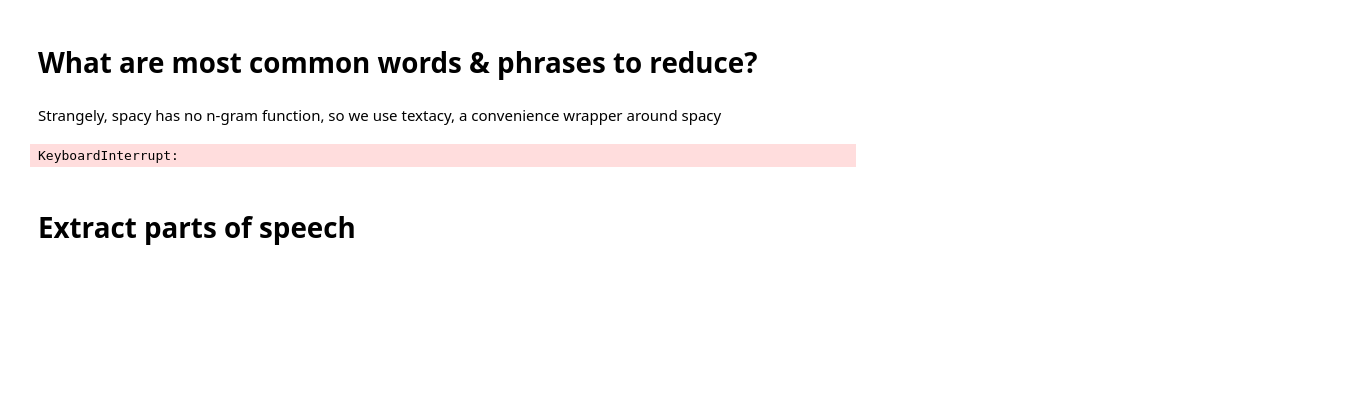
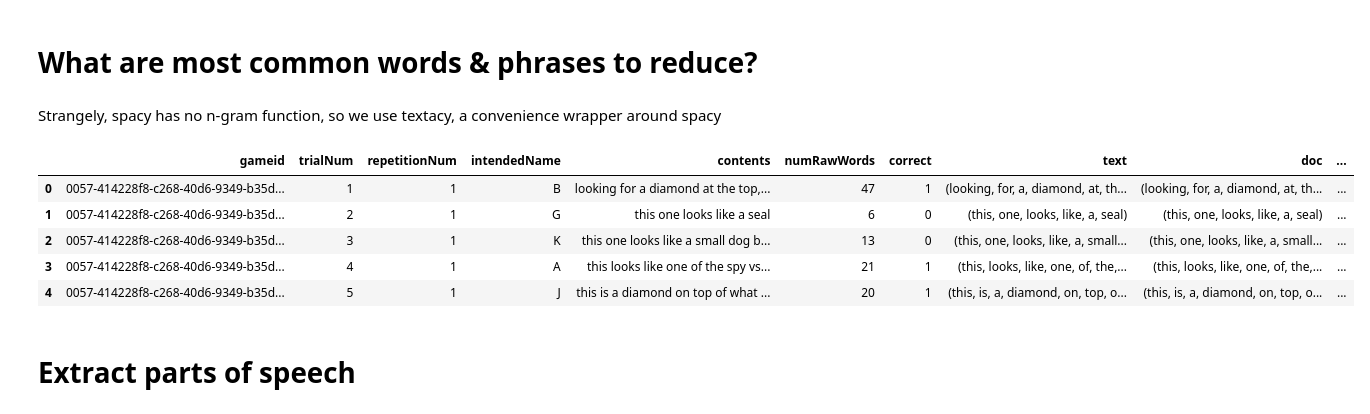
Before and after one commit to hawkrobe/tangrams, a Jupyter notebook: analysis/structure_analyses.ipynb, the cells around one changed output. Cells and saved outputs as stored; diff of their text form; code cells hidden in the pictures; blank space fills up the shorter version.

```diff
--- a/analysis/preprocessing.ipynb
+++ b/analysis/structure_analyses.ipynb
@@ -88,9 +88,7 @@ print(tangramList)
 # %% [markdown]
 Strangely, spacy has no n-gram function, so we use textacy, a convenience wrapper around spacy
 # %%
-d['doc'] = [textacy.Doc(textacy.preprocess_text(row, lowercase = True), lang='en') for row in d['contents']]
+d['doc'] = [textacy.Doc(textacy.preprocess_text(row, lowercase = True), lang='en_core_web_md') for row in d['contents']]
-# %% [output]
-KeyboardInterrupt:
 # %%
 d['unigrams'] = [list(doc.to_terms_list(ngrams=1, as_strings=True,
                                        normalize = 'lower',filter_stops = False, named_entities = False)) for doc in d['doc']]
@@ -100,6 +98,15 @@ d['bigrams'] = [list(doc.to_terms_list(ngrams=2, as_strings=True,
 
 d['trigrams'] = [list(doc.to_terms_list(ngrams=3, as_strings=True,
                                        normalize = 'lower',filter_stops = False, named_entities = False)) for doc in d['doc']]
+# %%
+d.head()
+# %% [output]
+|  | gameid | trialNum | repetitionNum | intendedName | contents | numRawWords | correct | text | doc | ... |
+| 0 | 0057-414228f8-c268-40d6-9349-b35d... | 1 | 1 | B | looking for a diamond at the top,... | 47 | 1 | (looking, for, a, diamond, at, th... | (looking, for, a, diamond, at, th... | ... |
+| 1 | 0057-414228f8-c268-40d6-9349-b35d... | 2 | 1 | G | this one looks like a seal | 6 | 0 | (this, one, looks, like, a, seal) | (this, one, looks, like, a, seal) | ... |
+| 2 | 0057-414228f8-c268-40d6-9349-b35d... | 3 | 1 | K | this one looks like a small dog b... | 13 | 0 | (this, one, looks, like, a, small... | (this, one, looks, like, a, small... | ... |
+| 3 | 0057-414228f8-c268-40d6-9349-b35d... | 4 | 1 | A | this looks like one of the spy vs... | 21 | 1 | (this, looks, like, one, of, the,... | (this, looks, like, one, of, the,... | ... |
+| 4 | 0057-414228f8-c268-40d6-9349-b35d... | 5 | 1 | J | this is a diamond on top of what ... | 20 | 1 | (this, is, a, diamond, on, top, o... | (this, is, a, diamond, on, top, o... | ... |
 # %%
 def getCounts(countType, df, gameid, repetitionNum, tangram = None) :
     roundCond = 'repetitionNum == ' + repetitionNum
```
Also changed, not shown: parts of 4 cells of this notebook.
